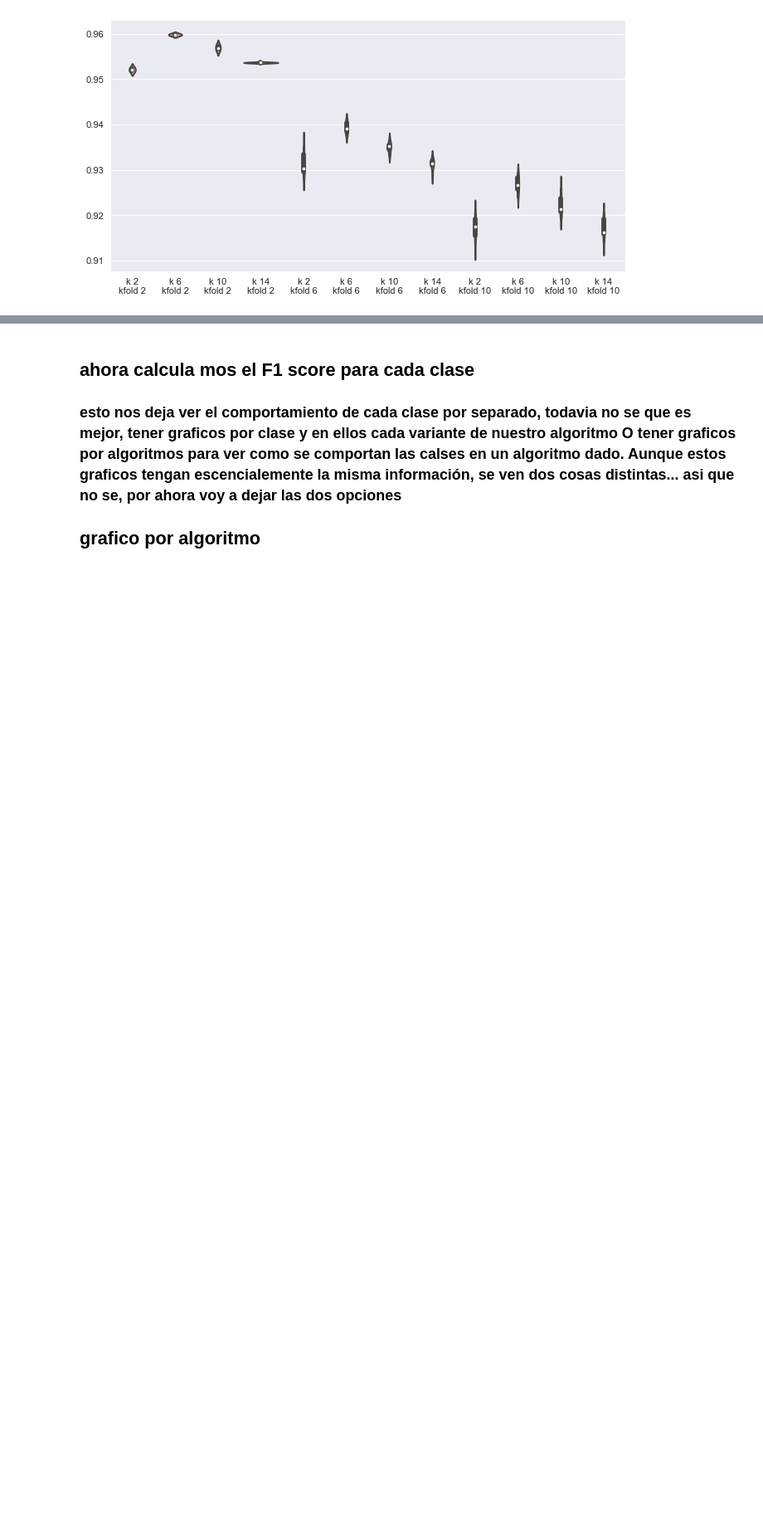
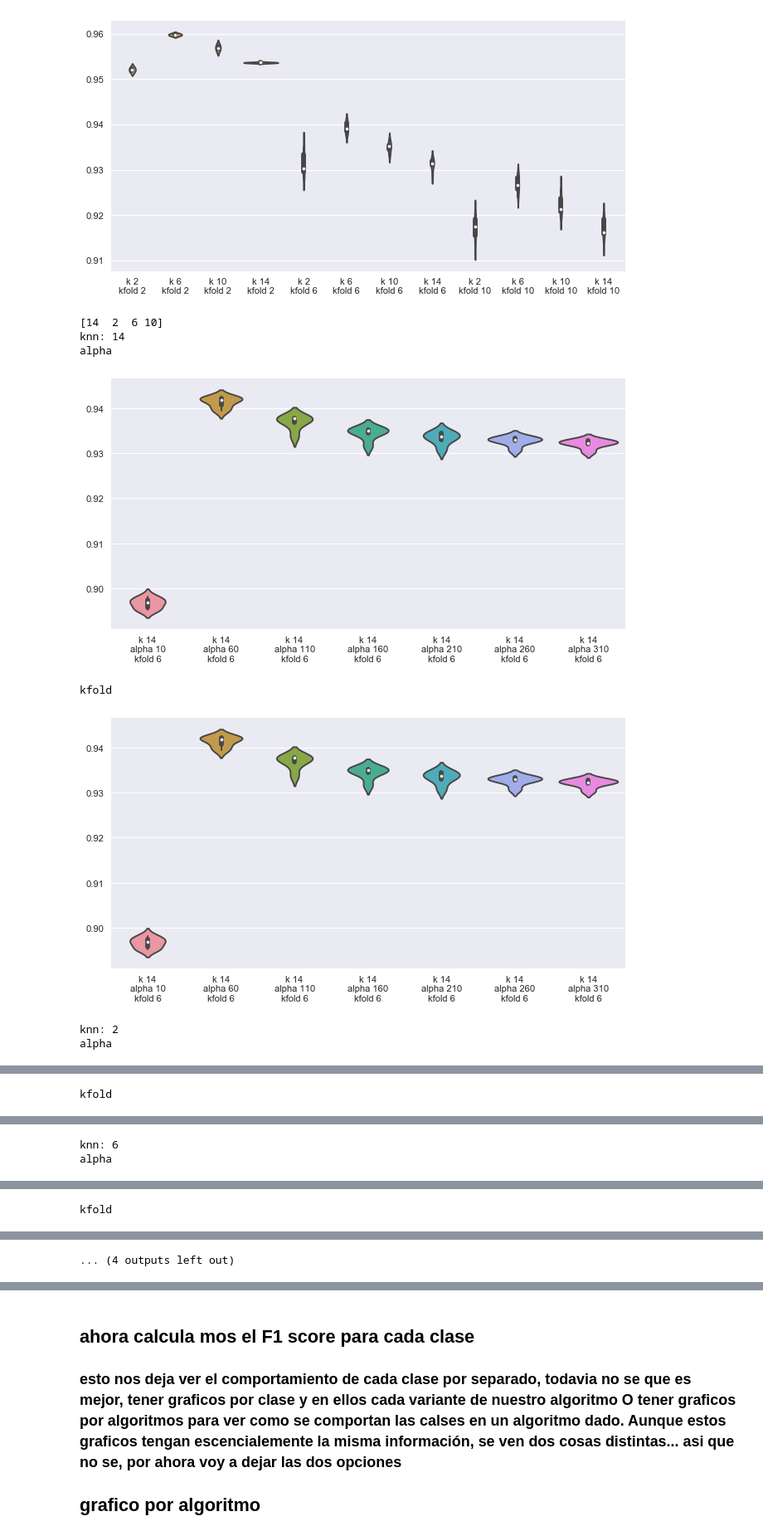
Before and after one commit to hggomez/metNum_tp2, a Jupyter notebook: Graficos/Analizador.ipynb, the cells around one changed output, grey strips where cells are left out. Shown at 83% size. Drawn from its saved outputs; the diff is of its cells as text; code cells hidden in the pictures; blank space fills up the shorter version.

```diff
--- a/Graficos/Analizador.ipynb
+++ b/Graficos/Analizador.ipynb
@@ -364,12 +383,14 @@ Podemos ver, dos cosas, la primera es que el knn que nos conviene es el k = 6, y
 
 ac_pca = accuracy_metodos(nombres_pca, lista_metodos_pca)
 knns = ac_pca.knn.unique()
+print(knns)
 
 for k in knns:
     print("knn: " +str(k))
-    ac_aux = ac_pca[ac_pca.knn == 2]
+    ac_aux = ac_pca[ac_pca.knn == k]
+    ac_aux = ac_aux[ac_aux.kfold == 6]
     print("alpha")
-    graficar_orden_alpha(ac_pca)
-    print("kfold")
-    graficar_orden_kfold(ac_pca)
+    graficar_orden_alpha(ac_aux, "Accuracy", "Knn con PCA", True)
+    #print("kfold")
+    #graficar_orden_kfold(ac_aux, "Accuracy", "Knn con PCA")
 # %% [output]
@@ -418,3 +441,25 @@ knn
 [figure]
 kfold
 [figure]
+# %%
+ac_pca = F1_metodos(nombres_pca, lista_metodos_pca)
+knns = ac_pca.knn.unique()
+print(knns)
+
+for k in knns:
+    print("knn: " +str(k))
+    ac_aux = ac_pca[ac_pca.knn == k]
+    ac_aux = ac_aux[ac_aux.kfold == 6]
+    print("alpha")
+    graficar_orden_alpha(ac_aux)
+    print("kfold")
+    graficar_orden_kfold(ac_aux)
+# %% [output]
+[14  2  6 10]
+knn: 14
+alpha
+[figure, added]
+kfold
+[figure, added]
+knn: 2
+alpha
@@ -420,0 +467 @@ kfold
+kfold
@@ -420,0 +469,2 @@ kfold
+knn: 6
+alpha
@@ -420,0 +472 @@ kfold
+kfold
@@ -420,0 +474 @@ kfold
+... (4 outputs left out)
```
Also changed, not shown: parts of 15 cells of this notebook, 1 other file.
